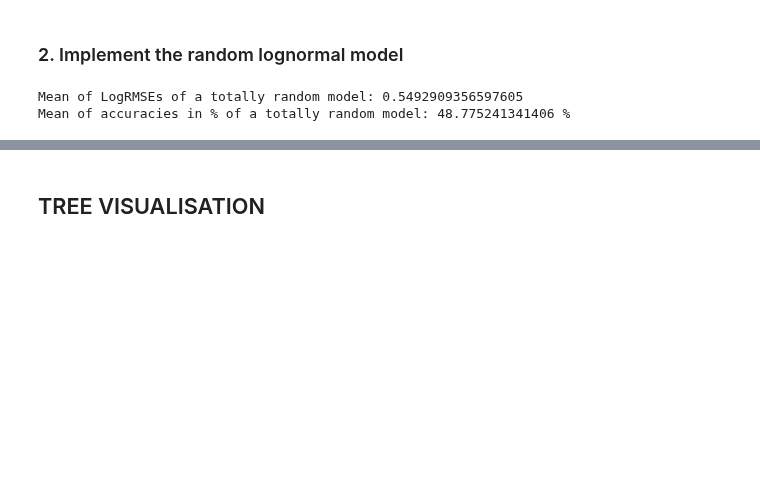
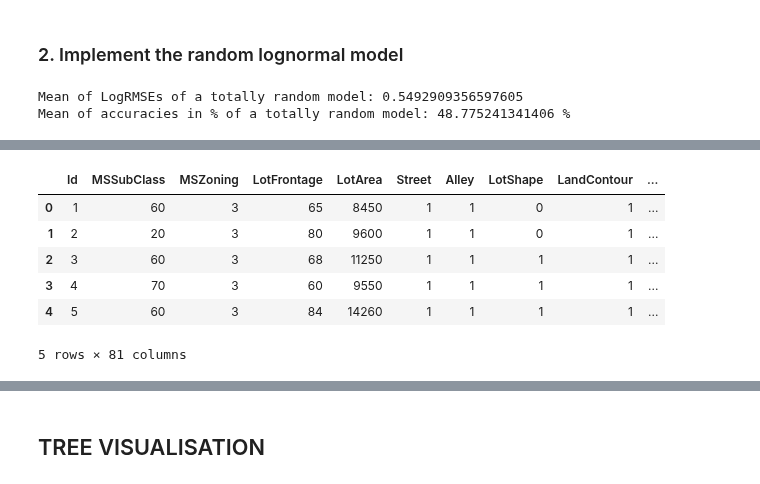
Before and after one commit to Gadiben/AML2018, a Jupyter notebook: Notebooks/challenges/Propre-DataStats.ipynb, the cells around one changed output, grey strips where cells are left out. Cells and saved outputs as stored; diff of their text form; code cells hidden in the pictures; blank space fills up the shorter version.

```diff
--- a/Notebooks/challenges/Propre-DataStats.ipynb
+++ b/Notebooks/challenges/Propre-DataStats.ipynb
@@ -709,0 +874,14 @@ Mean of accuracies in % of a totally random model: 48.775241341406 %
+# %%
+#Result of homemade label encode ordered method
+pdAllData_Categ_clean = cleaning(pdAllData_Categ) #clean train data
+pdTestData_Categ_clean = cleaning(pdTestData_Categ) #clean test data
+pdAllData,pdTestData = encodeCategoricalFeatures(pdAllData_Categ_clean,pdTestData_Categ_clean,encoding_technique='persoLabelEncodeOrdered')
+pdAllData.head()
+# %% [output]
+|  | Id | MSSubClass | MSZoning | LotFrontage | LotArea | Street | Alley | LotShape | LandContour | ... |
+| 0 | 1 | 60 | 3 | 65 | 8450 | 1 | 1 | 0 | 1 | ... |
+| 1 | 2 | 20 | 3 | 80 | 9600 | 1 | 1 | 0 | 1 | ... |
+| 2 | 3 | 60 | 3 | 68 | 11250 | 1 | 1 | 1 | 1 | ... |
+| 3 | 4 | 70 | 3 | 60 | 9550 | 1 | 1 | 1 | 1 | ... |
+| 4 | 5 | 60 | 3 | 84 | 14260 | 1 | 1 | 1 | 1 | ... |
+5 rows × 81 columns
```
Also changed, not shown: parts of 13 cells of this notebook.
